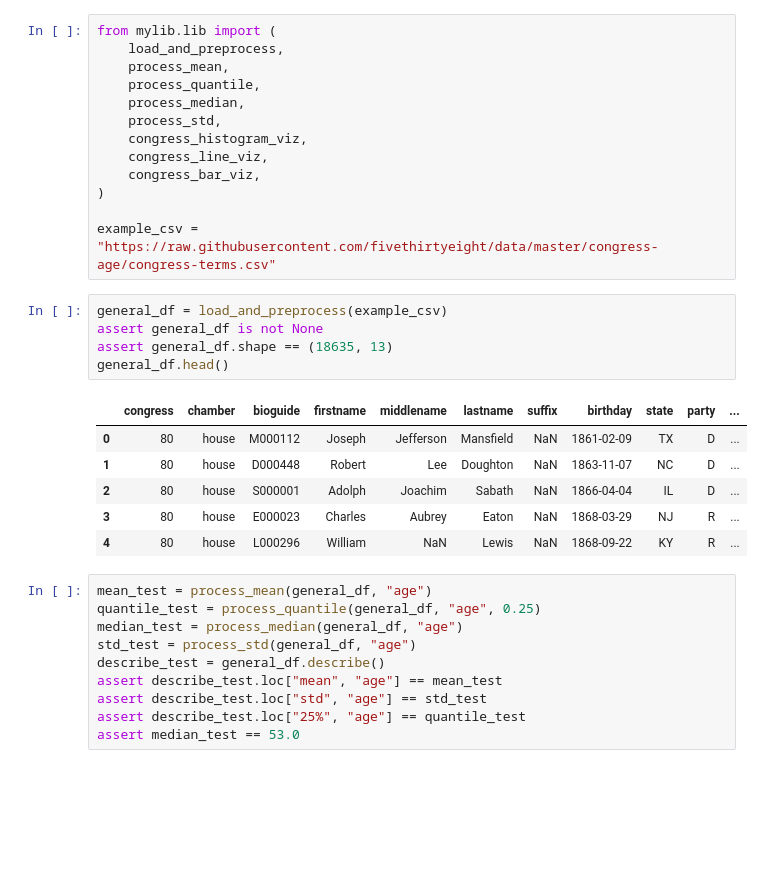
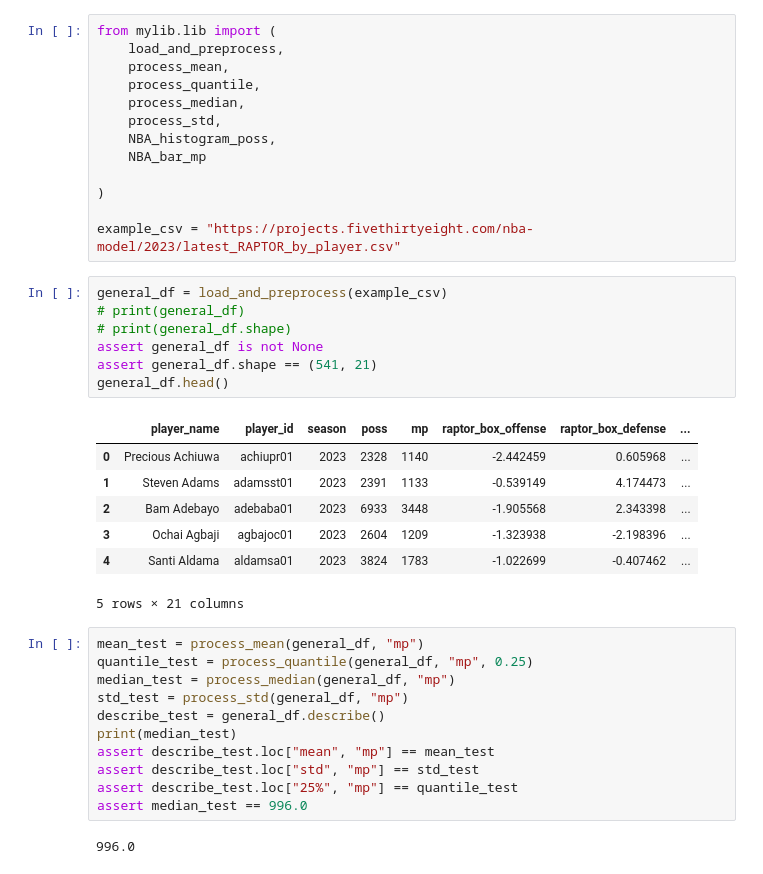
Before and after one commit to nogibjj/DEmini9, a Jupyter notebook: main.ipynb, the cells around one changed output. Saved outputs shown, nothing was run; the diff lists cells and outputs as text; blank space fills up the shorter version.

```diff
--- a/main.ipynb
+++ b/main.ipynb
@@ -5,32 +5,38 @@ from mylib.lib import (
     process_quantile,
     process_median,
     process_std,
-    congress_histogram_viz,
-    congress_line_viz,
-    congress_bar_viz,
+    NBA_histogram_poss,
+    NBA_bar_mp
+
 )
 
-example_csv = "https://raw.githubusercontent.com/fivethirtyeight/data/master/congress-age/congress-terms.csv"
+example_csv = "https://projects.fivethirtyeight.com/nba-model/2023/latest_RAPTOR_by_player.csv"
 # %%
 general_df = load_and_preprocess(example_csv)
+# print(general_df)
+# print(general_df.shape)
 assert general_df is not None
-assert general_df.shape == (18635, 13)
+assert general_df.shape == (541, 21)
 general_df.head()
 # %% [output]
-|  | congress | chamber | bioguide | firstname | middlename | lastname | suffix | birthday | state | party | ... |
-| 0 | 80 | house | M000112 | Joseph | Jefferson | Mansfield | NaN | 1861-02-09 | TX | D | ... |
-| 1 | 80 | house | D000448 | Robert | Lee | Doughton | NaN | 1863-11-07 | NC | D | ... |
-| 2 | 80 | house | S000001 | Adolph | Joachim | Sabath | NaN | 1866-04-04 | IL | D | ... |
-| 3 | 80 | house | E000023 | Charles | Aubrey | Eaton | NaN | 1868-03-29 | NJ | R | ... |
-| 4 | 80 | house | L000296 | William | NaN | Lewis | NaN | 1868-09-22 | KY | R | ... |
+|  | player_name | player_id | season | poss | mp | raptor_box_offense | raptor_box_defense | ... |
+| 0 | Precious Achiuwa | achiupr01 | 2023 | 2328 | 1140 | -2.442459 | 0.605968 | ... |
+| 1 | Steven Adams | adamsst01 | 2023 | 2391 | 1133 | -0.539149 | 4.174473 | ... |
+| 2 | Bam Adebayo | adebaba01 | 2023 | 6933 | 3448 | -1.905568 | 2.343398 | ... |
+| 3 | Ochai Agbaji | agbajoc01 | 2023 | 2604 | 1209 | -1.323938 | -2.198396 | ... |
+| 4 | Santi Aldama | aldamsa01 | 2023 | 3824 | 1783 | -1.022699 | -0.407462 | ... |
+5 rows × 21 columns
 # %%
-mean_test = process_mean(general_df, "age")
-quantile_test = process_quantile(general_df, "age", 0.25)
-median_test = process_median(general_df, "age")
-std_test = process_std(general_df, "age")
+mean_test = process_mean(general_df, "mp")
+quantile_test = process_quantile(general_df, "mp", 0.25)
+median_test = process_median(general_df, "mp")
+std_test = process_std(general_df, "mp")
 describe_test = general_df.describe()
-assert describe_test.loc["mean", "age"] == mean_test
-assert describe_test.loc["std", "age"] == std_test
-assert describe_test.loc["25%", "age"] == quantile_test
-assert median_test == 53.0
+print(median_test)
+assert describe_test.loc["mean", "mp"] == mean_test
+assert describe_test.loc["std", "mp"] == std_test
+assert describe_test.loc["25%", "mp"] == quantile_test
+assert median_test == 996.0
+# %% [output]
+996.0
 # %%
```
Also changed, not shown: parts of 3 cells of this notebook, 8 other files.
